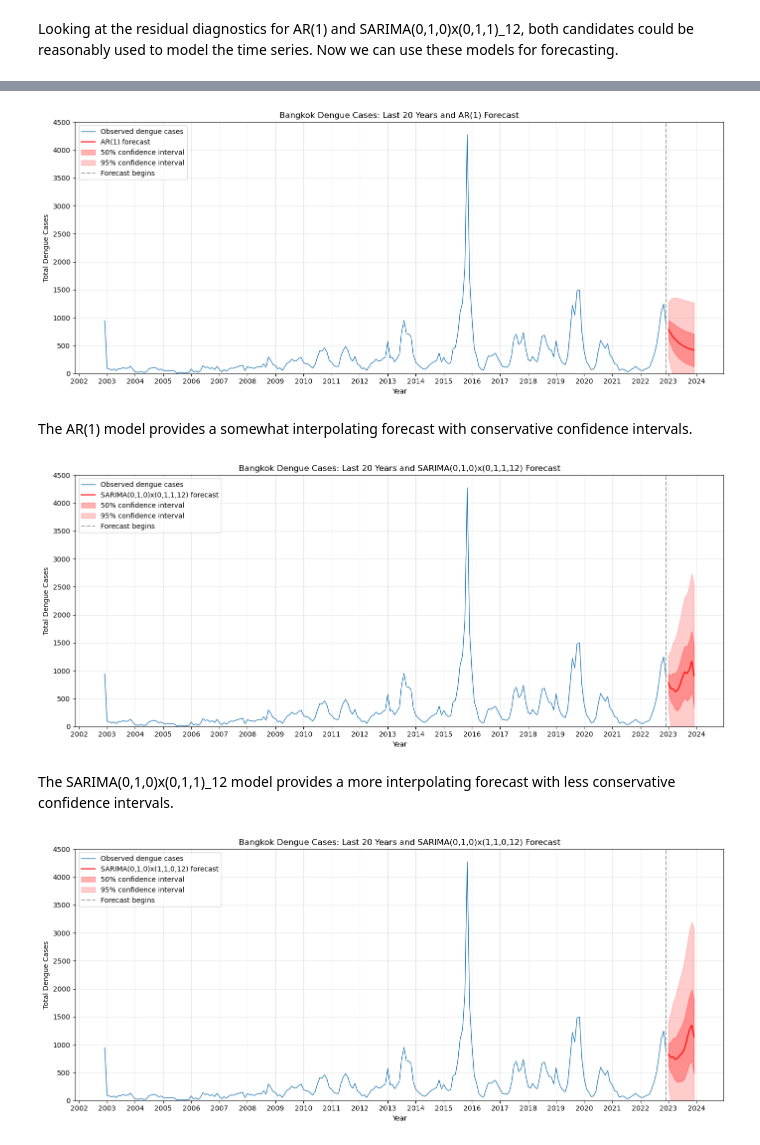
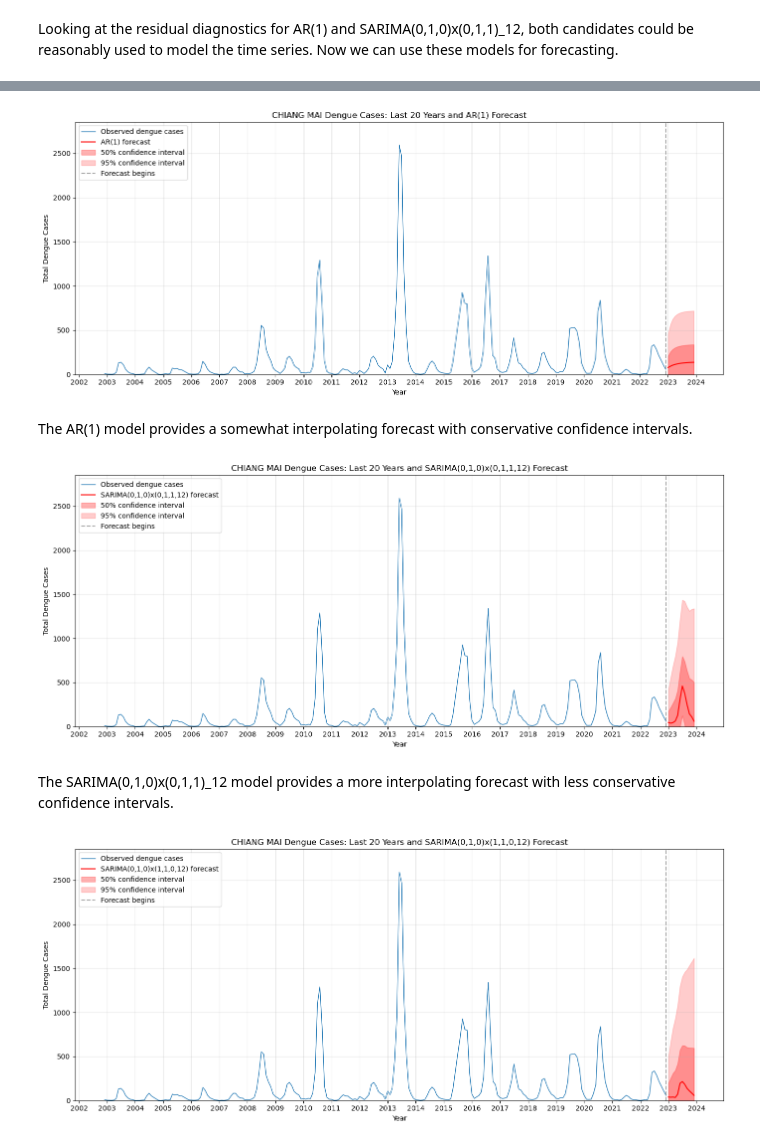
Before and after one commit to maxriback/740-Project, a Jupyter notebook: analysis/dengue_time_series.ipynb, the cells around one changed output, grey strips where cells are left out. Cells and saved outputs as stored; diff of their text form; code cells hidden in the pictures.

Commit message:
Generalize for new regions

```diff
--- a/analysis/dengue_time_series.ipynb
+++ b/analysis/dengue_time_series.ipynb
@@ -11,12 +11,16 @@ from statsmodels.tsa.arima.model import ARIMA
 from statsmodels.graphics.api import qqplot
 # %%
 # Import Data
-df = pd.read_csv("../data/bangkok_dengue_1993_2023.csv")
+REGION = "CHIANG MAI"
+df = pd.read_csv(f"../data/cases_weather_by_region/{REGION}.csv")
 
 # Format to datetime
-df["calendar_start_date"] = pd.to_datetime(df["calendar_start_date"])
-df["calendar_end_date"] = pd.to_datetime(df["calendar_end_date"])
-df = df.sort_values("calendar_start_date")
+df["date"] = pd.to_datetime(df["date"])
+# df["end_date"] = pd.to_datetime(df["calendar_end_date"])
+df = df.sort_values("date")
+
+START_DATE = df["date"].min()
+END_DATE = df["date"].max()
 # %% [markdown]
 **Using time series models to forecast Dengue cases in Bankok, Thailand.**
 
@@ -267,7 +271,7 @@ lower_50 = conf_50.iloc[:, 0]
 upper_50 = conf_50.iloc[:, 1]
 
 # Create future monthly dates
-last_date = df.loc[df["dengue_total"].index, "calendar_start_date"].max()
+last_date = df.loc[df["dengue_total"].index, "date"].max()
 future_dates = pd.date_range(
     start=last_date + pd.offsets.MonthBegin(1),
     periods=n_forecast,
@@ -279,15 +283,15 @@ forecast_start = future_dates[0]
 plot_start = last_date - pd.DateOffset(years=20)
 
 recent_df = df[
-    (df["calendar_start_date"] >= plot_start)
-    & (df["calendar_start_date"] <= last_date)
+    (df["date"] >= plot_start)
+    & (df["date"] <= last_date)
 ]
 
 fig, ax = plt.subplots(figsize=(14, 6))
 
 # Observed cases from the previous 10 years
 ax.plot(
-    recent_df["calendar_start_date"],
+    recent_df["date"],
     recent_df["dengue_total"],
     label="Observed dengue cases",
     linewidth=1
@@ -332,7 +336,7 @@ ax.axvline(
 
 ax.set_xlabel("Year")
 ax.set_ylabel("Total Dengue Cases")
-ax.set_title("Bangkok Dengue Cases: Last 20 Years and AR(1) Forecast")
+ax.set_title(f"{REGION} Dengue Cases: Last 20 Years and AR(1) Forecast")
 
 ax.xaxis.set_major_locator(mdates.YearLocator())
 ax.xaxis.set_major_formatter(mdates.DateFormatter("%Y"))
@@ -340,10 +344,10 @@ ax.xaxis.set_major_formatter(mdates.DateFormatter("%Y"))
 ax.grid(True, alpha=0.3)
 ax.legend()
 plt.tight_layout()
-ax.set_ylim(0, 4500)
+ax.set_ylim(0, recent_df["dengue_total"].max() * 1.1)
 plt.show()
 # %% [output]
-[figure, old version]
+[figure, new version]
 # %% [markdown]
 The AR(1) model provides a somewhat interpolating forecast with conservative confidence intervals.
 # %%
@@ -366,7 +370,7 @@ lower_95 = conf_95.iloc[:, 0]
 upper_95 = conf_95.iloc[:, 1]
 
 # Create future monthly dates
-last_date = df.loc[df["dengue_total"].index, "calendar_start_date"].max()
+last_date = df.loc[df["dengue_total"].index, "date"].max()
 future_dates = pd.date_range(
     start=last_date + pd.offsets.MonthBegin(1),
     periods=n_forecast,
@@ -378,15 +382,15 @@ forecast_start = future_dates[0]
 plot_start = last_date - pd.DateOffset(years=20)
 
 recent_df = df[
-    (df["calendar_start_date"] >= plot_start)
-    & (df["calendar_start_date"] <= last_date)
+    (df["date"] >= plot_start)
+    & (df["date"] <= last_date)
 ]
 
 fig, ax = plt.subplots(figsize=(14, 6))
 
 # Observed cases from the previous 10 years
 ax.plot(
-    recent_df["calendar_start_date"],
+    recent_df["date"],
     recent_df["dengue_total"],
     label="Observed dengue cases",
     linewidth=1
@@ -431,19 +435,19 @@ ax.axvline(
 
 ax.set_xlabel("Year")
 ax.set_ylabel("Total Dengue Cases")
-ax.set_title("Bangkok Dengue Cases: Last 20 Years and SARIMA(0,1,0)x(0,1,1,12) Forecast")
+ax.set_title(f"{REGION} Dengue Cases: Last 20 Years and SARIMA(0,1,0)x(0,1,1,12) Forecast")
 
 ax.xaxis.set_major_locator(mdates.YearLocator())
 ax.xaxis.set_major_formatter(mdates.DateFormatter("%Y"))
 
-ax.set_ylim(0,4500)
+ax.set_ylim(0, recent_df["dengue_total"].max() * 1.1)
 
 ax.grid(True, alpha=0.3)
 ax.legend()
 plt.tight_layout()
 plt.show()
 # %% [output]
-[figure, old version]
+[figure, new version]
 # %% [markdown]
 The SARIMA(0,1,0)x(0,1,1)_12 model provides a more interpolating forecast with less conservative confidence intervals.
 # %%
@@ -466,7 +470,7 @@ lower_95 = conf_95.iloc[:, 0]
 upper_95 = conf_95.iloc[:, 1]
 
 # Create future monthly dates
-last_date = df.loc[df["dengue_total"].index, "calendar_start_date"].max()
+last_date = df.loc[df["dengue_total"].index, "date"].max()
 future_dates = pd.date_range(
     start=last_date + pd.offsets.MonthBegin(1),
     periods=n_forecast,
@@ -478,15 +482,15 @@ forecast_start = future_dates[0]
 plot_start = last_date - pd.DateOffset(years=20)
 
 recent_df = df[
-    (df["calendar_start_date"] >= plot_start)
-    & (df["calendar_start_date"] <= last_date)
+    (df["date"] >= plot_start)
+    & (df["date"] <= last_date)
 ]
 
 fig, ax = plt.subplots(figsize=(14, 6))
 
 # Observed cases from the previous 10 years
 ax.plot(
-    recent_df["calendar_start_date"],
+    recent_df["date"],
     recent_df["dengue_total"],
     label="Observed dengue cases",
     linewidth=1
@@ -514,33 +518,33 @@ ax.fill_between(
 ax.fill_between(
     future_dates,
     lower_95.values,
     upper_95.values,
     color="red",
     alpha=0.2,
     label="95% confidence interval"
 )
 
 # Mark forecast start
 ax.axvline(
     last_date,
     color="gray",
     linestyle="--",
     alpha=0.7,
     label="Forecast begins"
 )
 
 ax.set_xlabel("Year")
 ax.set_ylabel("Total Dengue Cases")
-ax.set_title("Bangkok Dengue Cases: Last 20 Years and SARIMA(0,1,0)x(1,1,0,12) Forecast")
+ax.set_title(f"{REGION} Dengue Cases: Last 20 Years and SARIMA(0,1,0)x(1,1,0,12) Forecast")
 
 ax.xaxis.set_major_locator(mdates.YearLocator())
 ax.xaxis.set_major_formatter(mdates.DateFormatter("%Y"))
 
-ax.set_ylim(0,4500)
+ax.set_ylim(0, recent_df["dengue_total"].max() * 1.1)
 
 ax.grid(True, alpha=0.3)
 ax.legend()
 plt.tight_layout()
 plt.show()
 # %% [output]
-[figure, old version]
+[figure, new version]
```
Also changed, not shown: parts of 6 cells of this notebook.
